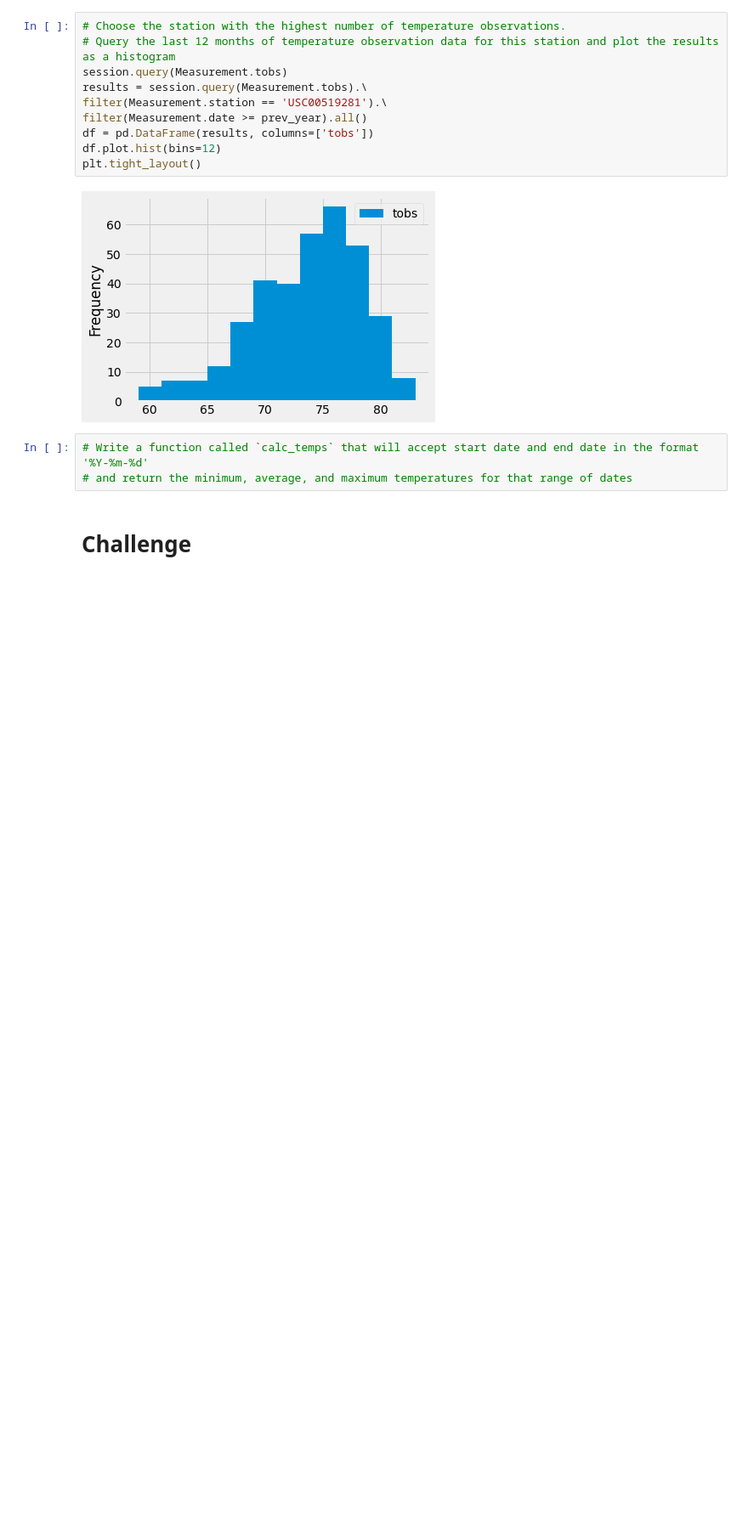
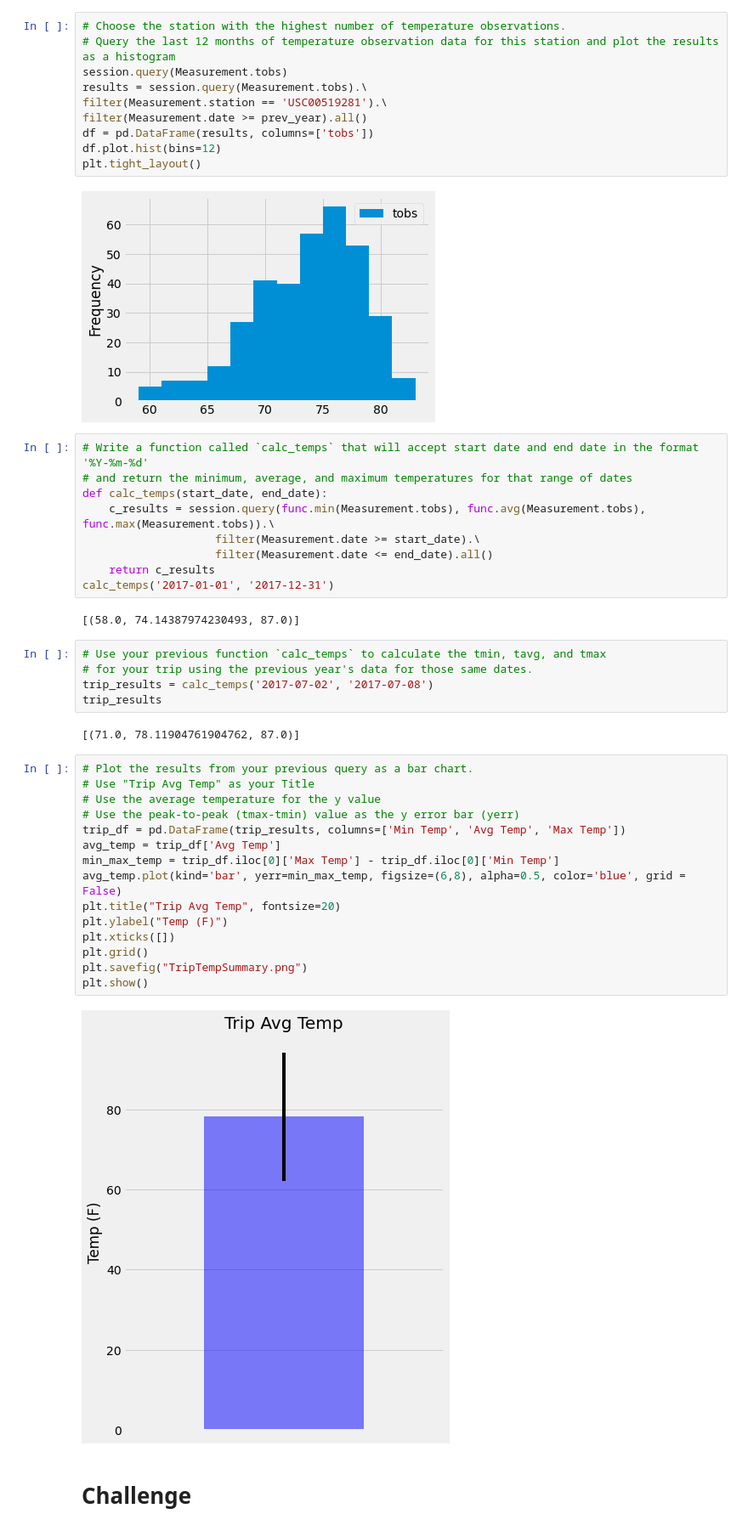
Before and after one commit to Azrand/surfs_up, a Jupyter notebook: climate_analysis.ipynb, the cells around one changed output. Shown: that part at 85% size. Drawn from its saved outputs; the diff is of its cells as text; blank space fills up the shorter version.

```diff
--- a/climate_analysis.ipynb
+++ b/climate_analysis.ipynb
@@ -128,5 +128,37 @@ plt.tight_layout()
 # %%
 # Write a function called `calc_temps` that will accept start date and end date in the format '%Y-%m-%d'
 # and return the minimum, average, and maximum temperatures for that range of dates
+def calc_temps(start_date, end_date):
+    c_results = session.query(func.min(Measurement.tobs), func.avg(Measurement.tobs), func.max(Measurement.tobs)).\
+                    filter(Measurement.date >= start_date).\
+                    filter(Measurement.date <= end_date).all()
+    return c_results
+calc_temps('2017-01-01', '2017-12-31')
+# %% [output]
+[(58.0, 74.14387974230493, 87.0)]
+# %%
+# Use your previous function `calc_temps` to calculate the tmin, tavg, and tmax
+# for your trip using the previous year's data for those same dates.
+trip_results = calc_temps('2017-07-02', '2017-07-08')
+trip_results
+# %% [output]
+[(71.0, 78.11904761904762, 87.0)]
+# %%
+# Plot the results from your previous query as a bar chart.
+# Use "Trip Avg Temp" as your Title
+# Use the average temperature for the y value
+# Use the peak-to-peak (tmax-tmin) value as the y error bar (yerr)
+trip_df = pd.DataFrame(trip_results, columns=['Min Temp', 'Avg Temp', 'Max Temp'])
+avg_temp = trip_df['Avg Temp']
+min_max_temp = trip_df.iloc[0]['Max Temp'] - trip_df.iloc[0]['Min Temp']
+avg_temp.plot(kind='bar', yerr=min_max_temp, figsize=(6,8), alpha=0.5, color='blue', grid = False)
+plt.title("Trip Avg Temp", fontsize=20)
+plt.ylabel("Temp (F)")
+plt.xticks([])
+plt.grid()
+plt.savefig("TripTempSummary.png")
+plt.show()
+# %% [output]
+[figure, added]
 # %% [markdown]
 # Challenge
```
Also changed, not shown: parts of 1 cell of this notebook.
